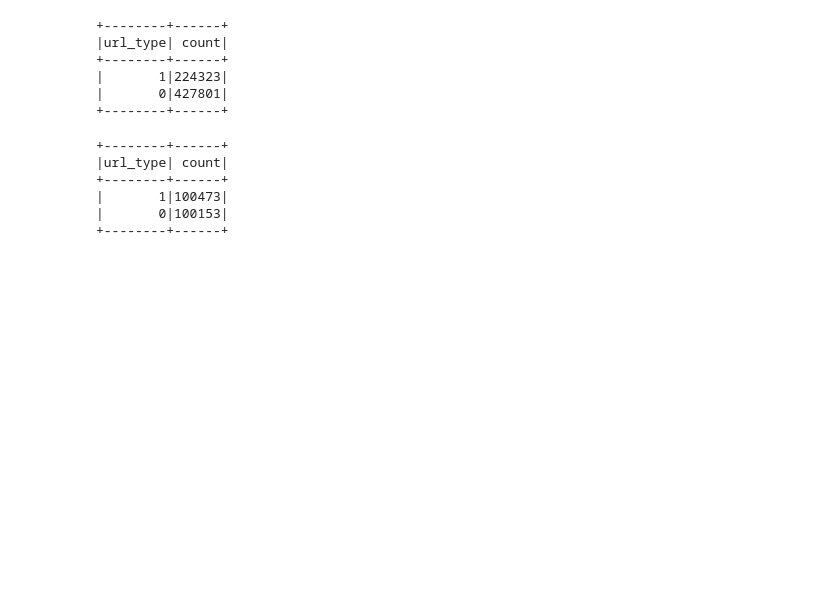
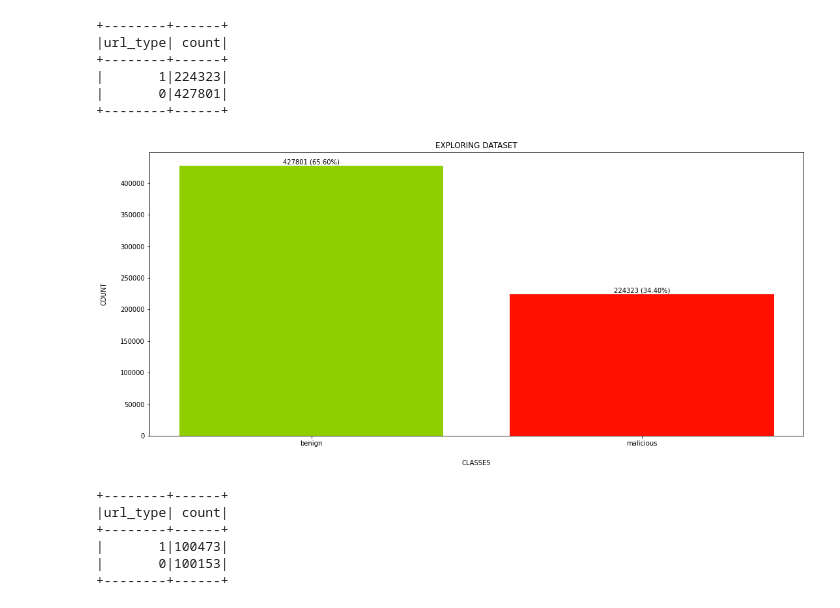
Before and after one commit to simonegramegna/URLs_mining, a Jupyter notebook: URLs_mining.ipynb, the cells around one changed output. Cells and saved outputs as stored; diff of their text form; code cells hidden in the pictures; blank space fills up the shorter version.

```diff
--- a/URLs_mining.ipynb
+++ b/URLs_mining.ipynb
@@ -137,6 +166,25 @@ data.groupBy("url_type").count().show()
 |       1|224323|
 |       0|427801|
 +--------+------+
+# %%
+pd_data = data.toPandas()
+count = pd_data.type.value_counts()
+
+benign = count[0]
+malicious = len(pd_data) - benign
+bar_labels = ['Benign (n.'+str(benign)+')', 'Malicious (n.'+str(malicious)+')']
+bars = plt.bar(['benign', 'malicious'], height=[benign, malicious], label=bar_labels, color=['#8fce00', '#ff1100'])
+
+for rect in bars:
+    height = rect.get_height()
+    plt.text(rect.get_x() + rect.get_width() / 2.0, height, f'{height:.0f} ({height/len(pd_data)*100:.2f}%)', ha='center', va='bottom')
+
+plt.xlabel('CLASSES', labelpad=20)
+plt.ylabel('COUNT', labelpad=20)
+plt.title('EXPLORING DATASET')
+plt.show()
+# %% [output]
+[figure, added]
 # %%
 sample_size = 100000
 
```
Also changed, not shown: parts of 8 cells of this notebook.
